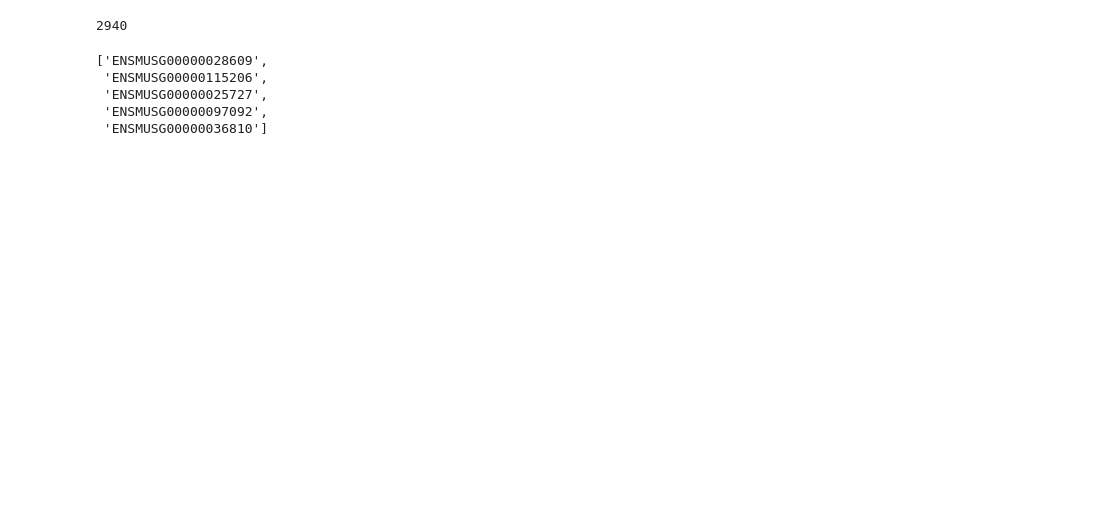
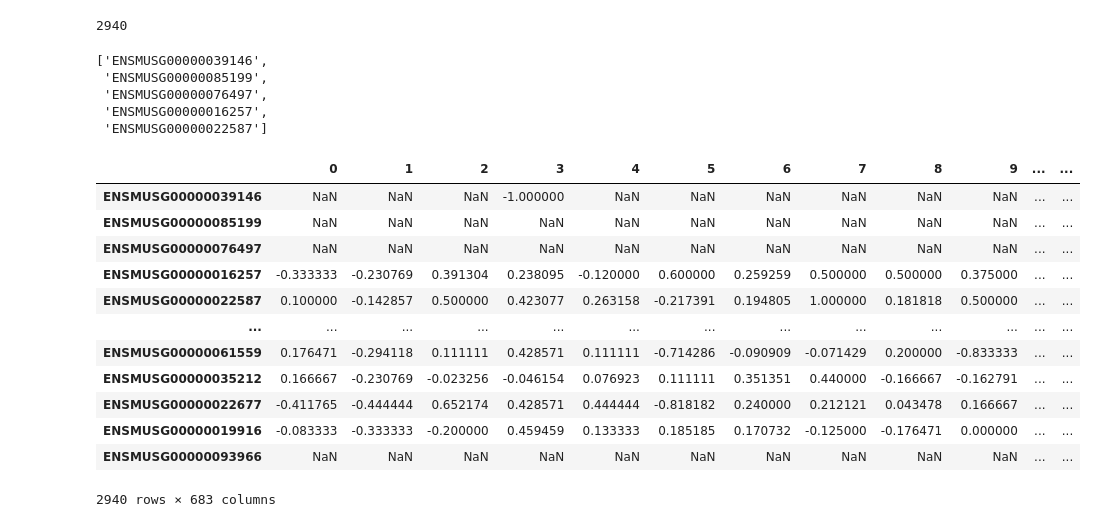
Before and after one commit to DaneseAnna/transcriptional_bursting_dev, a Jupyter notebook: Notebooks/test_classifier_4_class.ipynb, the cells around one changed output. Saved outputs shown, nothing was run; the diff lists cells and outputs as text; code cells hidden in the pictures; blank space fills up the shorter version.

```diff
--- a/Notebooks/test_classifier_4_class.ipynb
+++ b/Notebooks/test_classifier_4_class.ipynb
@@ -43,7 +43,7 @@ classes = [
 ]
 # %%
 # group_1 and group _2 are primary division based on KS value threshold of 0.005
-group_1 = adata.var[adata.var.p_value >= 0.000005]
+group_1 = adata.var[adata.var.p_value >= 0.00000005]
 group_2  = adata.var[adata.var.p_value < 0.00000005]
 # %%
 bi_allelic = group_1[(group_1.ratio_std_allele_1 >= 0.1) & (group_1.ratio_std_allele_1 <= 0.4)]
@@ -61,7 +61,10 @@ len(parent_of_origin_index)
 # %% [output]
 48
 # %%
-zero_inflated = group_1[(group_1.ratio_std_allele_1 < 0.1) | (group_1.ratio_std_allele_1 >= 0.7)]
+# zero_inflated = group_1[(group_1.ratio_std_allele_1 <= 0.0001) | (group_1.ratio_std_allele_1 >= 0.6)]
+zero_inflated = group_1[(group_1.sum_allele_1 < 50) | (group_1.sum_allele_2 < 50)]
+
+
 zero_inflated_index = zero_inflated.index
 len(zero_inflated_index)
 # %% [output]
@@ -182,10 +221,26 @@ len(train_set)
 train_set_suffled = random.sample(train_set, len(train_set))
 train_set_suffled[:5]
 # %% [output]
-['ENSMUSG00000028609',
- 'ENSMUSG00000115206',
- 'ENSMUSG00000025727',
- 'ENSMUSG00000097092',
- 'ENSMUSG00000036810']
+['ENSMUSG00000039146',
+ 'ENSMUSG00000085199',
+ 'ENSMUSG00000076497',
+ 'ENSMUSG00000016257',
+ 'ENSMUSG00000022587']
 # %%
 train_set_csv = allele_T.loc[train_set_suffled]
+# %%
+train_set_csv
+# %% [output]
+|  | 0 | 1 | 2 | 3 | 4 | 5 | 6 | 7 | 8 | 9 | ... | ... |
+| ENSMUSG00000039146 | NaN | NaN | NaN | -1.000000 | NaN | NaN | NaN | NaN | NaN | NaN | ... | ... |
+| ENSMUSG00000085199 | NaN | NaN | NaN | NaN | NaN | NaN | NaN | NaN | NaN | NaN | ... | ... |
+| ENSMUSG00000076497 | NaN | NaN | NaN | NaN | NaN | NaN | NaN | NaN | NaN | NaN | ... | ... |
+| ENSMUSG00000016257 | -0.333333 | -0.230769 | 0.391304 | 0.238095 | -0.120000 | 0.600000 | 0.259259 | 0.500000 | 0.500000 | 0.375000 | ... | ... |
+| ENSMUSG00000022587 | 0.100000 | -0.142857 | 0.500000 | 0.423077 | 0.263158 | -0.217391 | 0.194805 | 1.000000 | 0.181818 | 0.500000 | ... | ... |
+| ... | ... | ... | ... | ... | ... | ... | ... | ... | ... | ... | ... | ... |
+| ENSMUSG00000061559 | 0.176471 | -0.294118 | 0.111111 | 0.428571 | 0.111111 | -0.714286 | -0.090909 | -0.071429 | 0.200000 | -0.833333 | ... | ... |
+| ENSMUSG00000035212 | 0.166667 | -0.230769 | -0.023256 | -0.046154 | 0.076923 | 0.111111 | 0.351351 | 0.440000 | -0.166667 | -0.162791 | ... | ... |
+| ENSMUSG00000022677 | -0.411765 | -0.444444 | 0.652174 | 0.428571 | 0.444444 | -0.818182 | 0.240000 | 0.212121 | 0.043478 | 0.166667 | ... | ... |
+| ENSMUSG00000019916 | -0.083333 | -0.333333 | -0.200000 | 0.459459 | 0.133333 | 0.185185 | 0.170732 | -0.125000 | -0.176471 | 0.000000 | ... | ... |
+| ENSMUSG00000093966 | NaN | NaN | NaN | NaN | NaN | NaN | NaN | NaN | NaN | NaN | ... | ... |
+2940 rows × 683 columns
```
Also changed, not shown: parts of 18 cells of this notebook, 52 other files.
